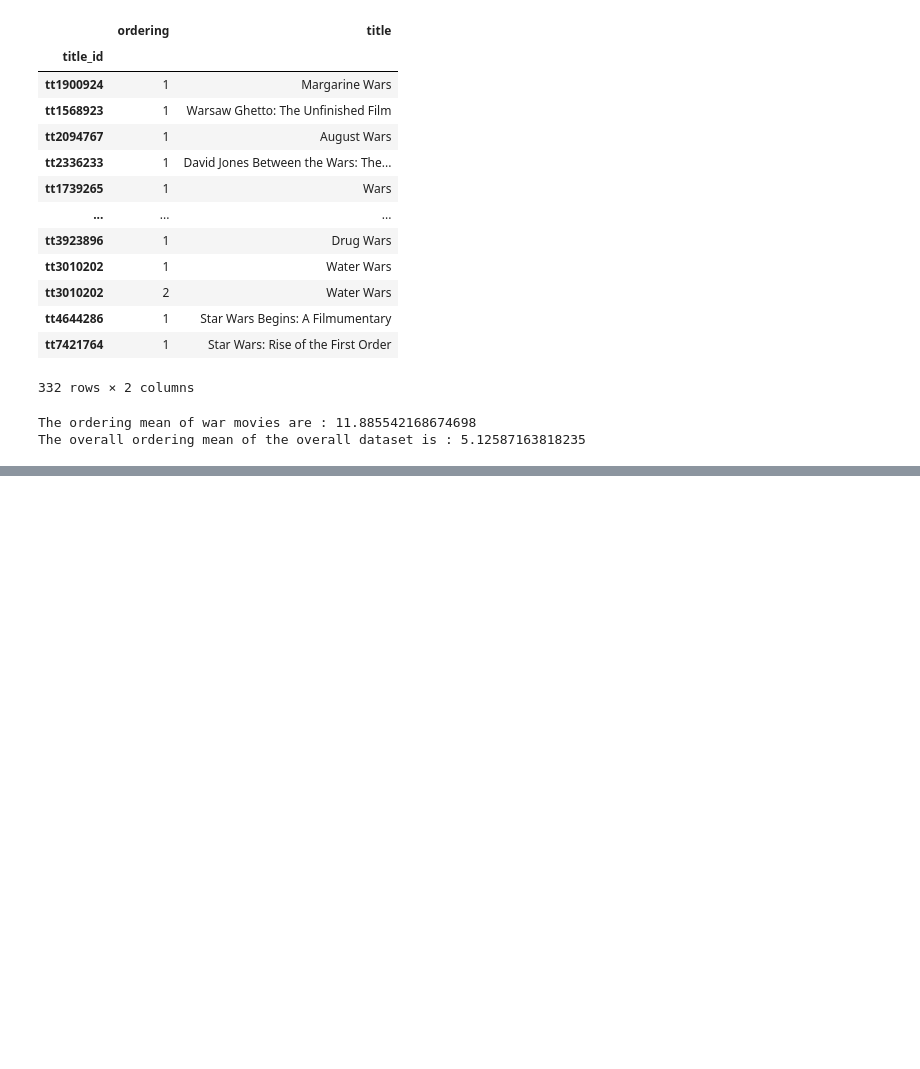
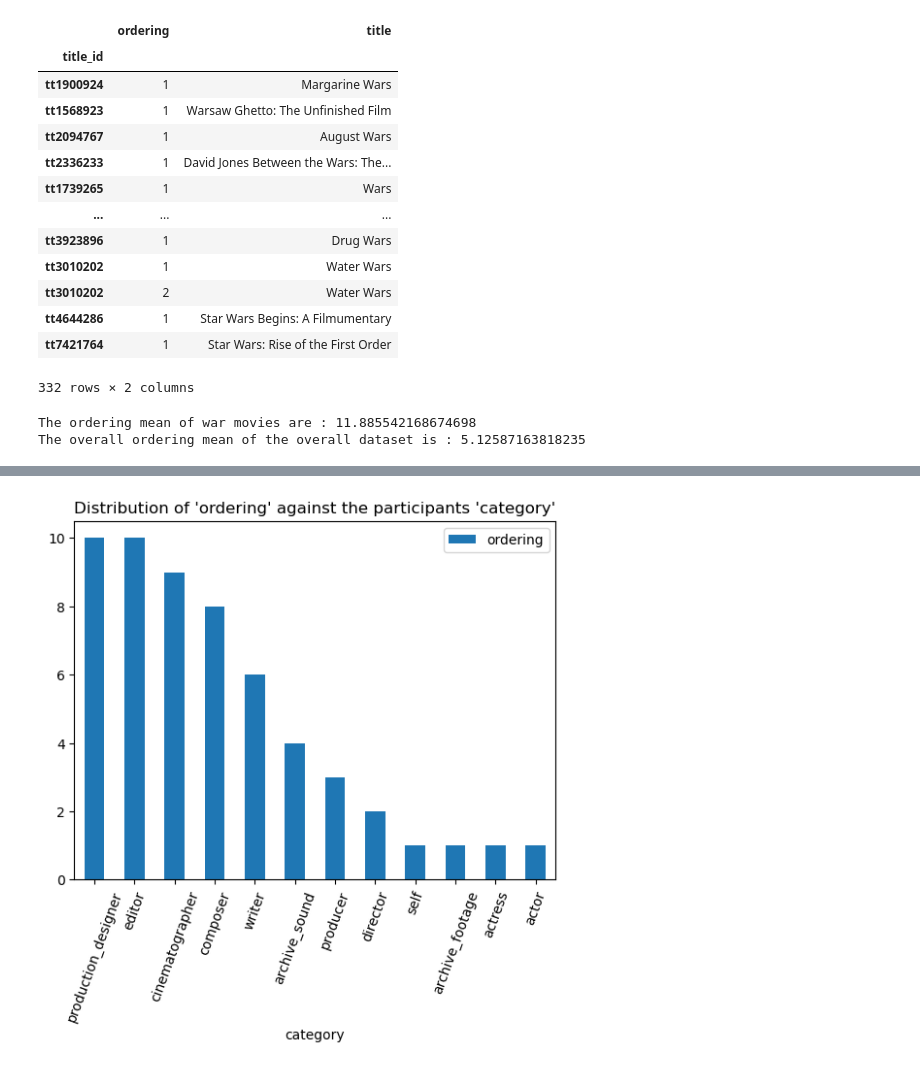
Before and after one commit to Cheruiyot890/Phase_1_Project, a Jupyter notebook: student.ipynb, the cells around one changed output, grey strips where cells are left out. Saved outputs shown, nothing was run; the diff lists cells and outputs as text; code cells hidden in the pictures; blank space fills up the shorter version.

```diff
--- a/student.ipynb
+++ b/student.ipynb
@@ -263,0 +304,13 @@ plt.show()
+# %%
+## In this cell i wikll convert the "DF5_DATA" to sql so as to be easy to manipulate
+
+import sqlite3
+
+conn = sqlite3.connect('df5_sql')
+cur = conn.cursor()
+
+cur.execute('CREATE TABLE IF NOT EXISTS necessary (ordering number, category text)')
+conn.commit()
+
+
+df5_data.to_sql('necessary', conn, if_exists='replace', index = False)
@@ -263,0 +345,10 @@ plt.show()
+# %%
+grouped = ("""
+SELECT *
+FROM necessary
+GROUP BY category
+ORDER BY ordering DESC
+
+""")
+
+pd.read_sql(grouped, conn)
@@ -263,0 +369,5 @@ plt.show()
+# %%
+nec_data = pd.read_sql(grouped, conn)
+nec_data.plot.bar(x="category", y="ordering", rot=70, title="Distribution of 'ordering' against the participants 'category'");
+# %% [output]
+[figure, added]
```
Also changed, not shown: parts of 26 cells of this notebook.
